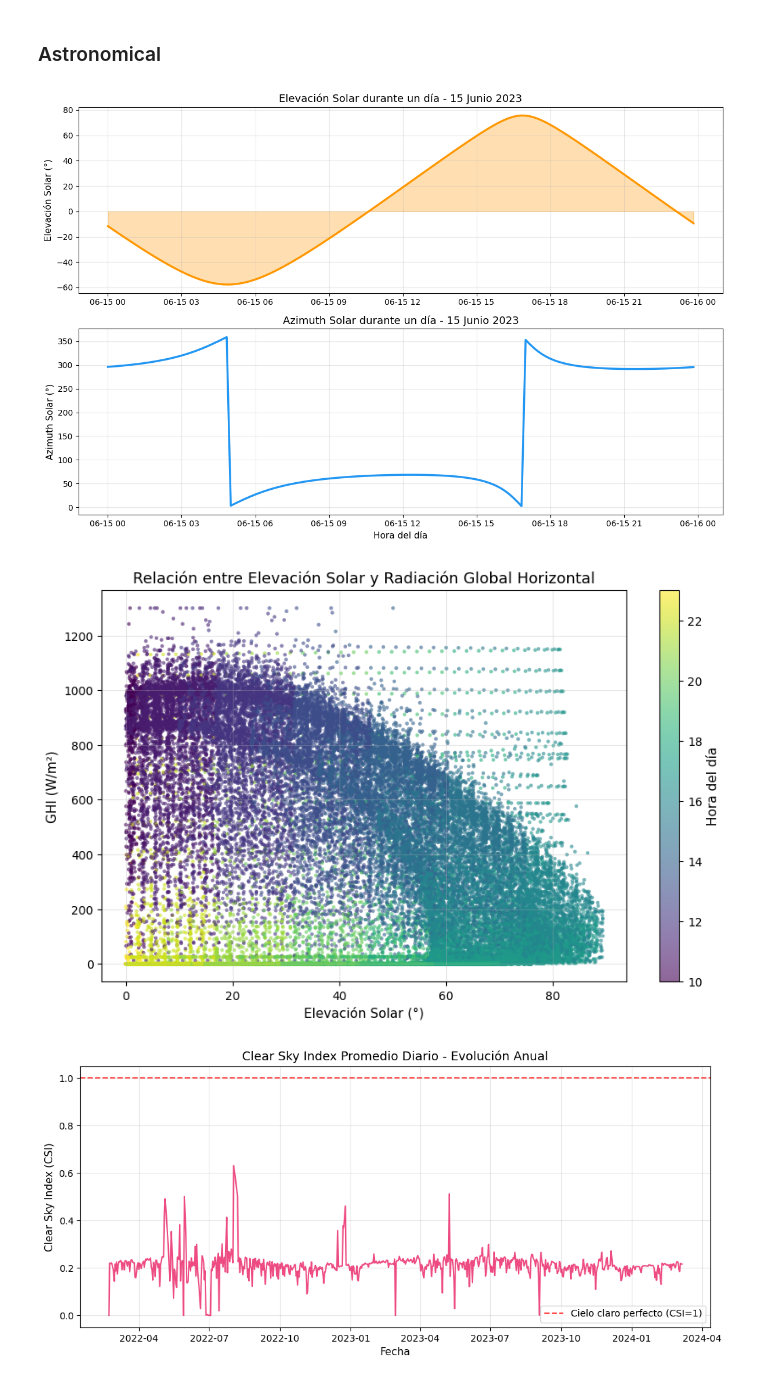
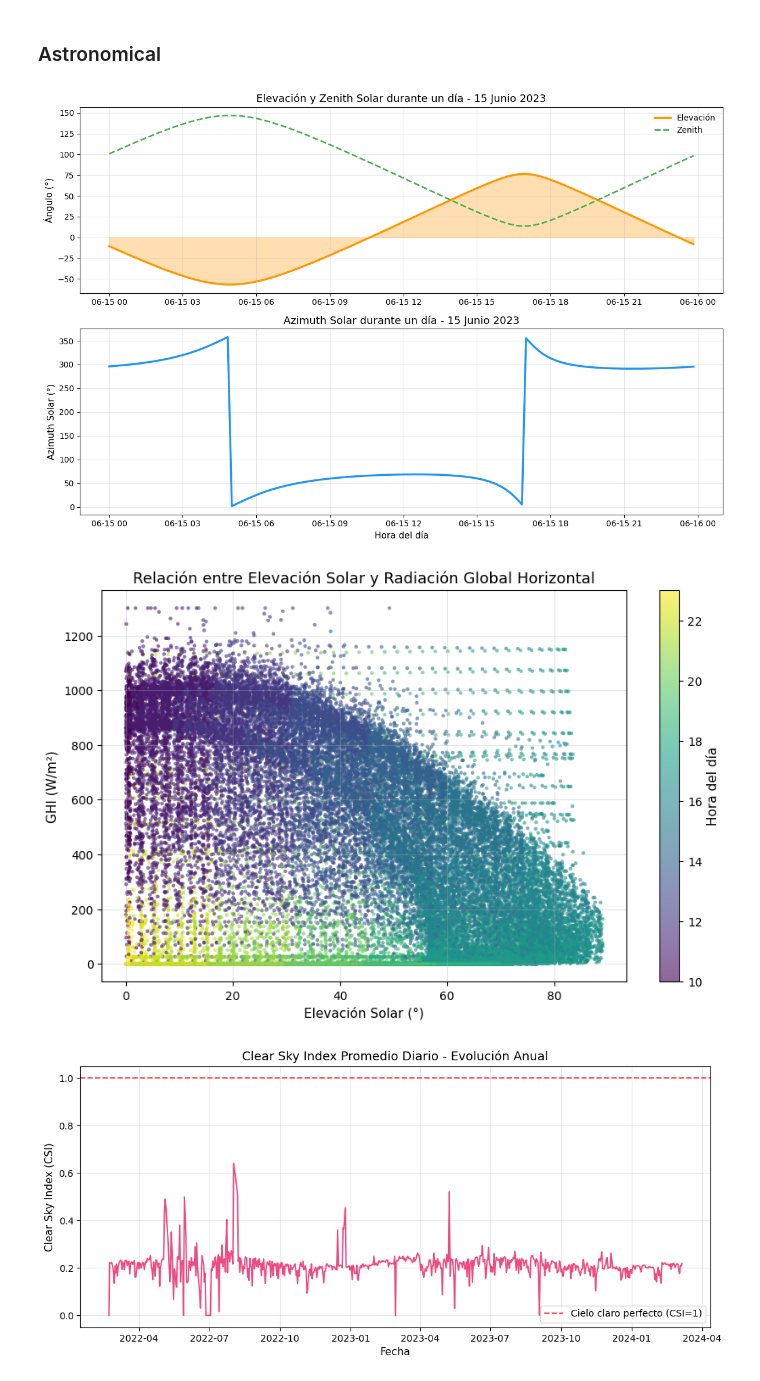
Before and after one commit to EstebanLN/solar-forecasting-colombia, a Jupyter notebook: notebooks/02_DataCleaning_FeatureEngineering.ipynb, the cells around one changed output. Saved outputs shown, nothing was run; the diff lists cells and outputs as text; code cells hidden in the pictures.

```diff
--- a/notebooks/02_DataCleaning_FeatureEngineering.ipynb
+++ b/notebooks/02_DataCleaning_FeatureEngineering.ipynb
@@ -26,17 +26,17 @@ mpl.rcParams["grid.alpha"] = 0.3
 mpl.rcParams["axes.grid"] = True
 
 # Paths
-DATA_PATH = Path("../data/Data_ElPaso_Clean.csv")
+DATA_PATH = Path("../data/raw/Data_ElPaso_Clean.csv")
 OUT_DIR   = Path("../outputs/data"); OUT_DIR.mkdir(parents=True, exist_ok=True)
 ART_DIR   = Path("../outputs/artifacts"); ART_DIR.mkdir(parents=True, exist_ok=True)
 FIG_DIR   = Path("../outputs/figures"); FIG_DIR.mkdir(parents=True, exist_ok=True)
 
-# Timezone of the index in the CSV is expected to be UTC (e.g., "…+00:00").
+# Constants
 TARGET_COL = "GHI"
-TIMEZONE_LOCAL = "America/Bogota"   # optional if you want local-time features
+TIMEZONE_LOCAL = "America/Bogota"   #
 BASE_FREQ = "10T"                   # expected uniform sampling
 
-lat, lon = 9.0, -73.0  # Coordenadas de El Paso, Cesar, Colombia
+lat, lon = 9.7835236, -73.7227398 #9.0, -73.0  # Coordenadas de El Paso, Cesar, Colombia
 # %% [markdown]
 ## Load + integrity check
 # %%
@@ -144,11 +145,10 @@ base["is_weekend"] = base["dow"].isin([5,6]).astype(int)
 base["hour_sin"] = np.sin(2*np.pi*base["hour"]/24)
 base["hour_cos"] = np.cos(2*np.pi*base["hour"]/24)
 
-# If DoY Sin/Cos exist, keep; else compute day-of-year
-if not {"DoY Sin","DoY Cos"}.issubset(base.columns):
-    doy = idx_local.dayofyear
-    base["DoY Sin"] = np.sin(2*np.pi*doy/365.25)
-    base["DoY Cos"] = np.cos(2*np.pi*doy/365.25)
+# if not {"DoY Sin","DoY Cos"}.issubset(base.columns):
+#     doy = idx_local.dayofyear
+#     base["DoY Sin"] = np.sin(2*np.pi*doy/365.25)
+#     base["DoY Cos"] = np.cos(2*np.pi*doy/365.25)
 # %% [markdown]
 ## Wind
 # %%
@@ -163,7 +163,7 @@ win_1h  = 6
 win_3h  = 18
 win_6h  = 36
 
-roll_vars = [TARGET_COL, "TempAmb", "Presion", "WindSpeed"] if "WindSpeed" in base.columns else [TARGET_COL, "TempAmb", "Presion"]
+roll_vars = [TARGET_COL, "TempAmb", "Presion", "WindSpeed"] # if "WindSpeed" in base.columns else [TARGET_COL, "TempAmb", "Presion"]
 
 for v in roll_vars:
     if v in base.columns:
@@ -318,29 +318,33 @@ plt.show()
 # %% [markdown]
 ### Astronomical
 # %%
-un_dia = base['2023-06-15':'2023-06-15']  # Solsticio de verano
+un_dia = base['2023-06-15':'2023-06-15']  # Summer solstice
 
 fig, (ax1, ax2) = plt.subplots(2, 1, figsize=(12, 8))
 
-# Elevación solar
-ax1.plot(un_dia.index, un_dia['solar_elevation'], color='#FF9800', linewidth=2.5)
+# Solar elevation + Zenith
+ax1.plot(un_dia.index, un_dia['solar_elevation'], color='#FF9800', linewidth=2.5, label='Elevación')
 ax1.fill_between(un_dia.index, 0, un_dia['solar_elevation'], alpha=0.3, color='#FF9800')
-ax1.set_ylabel('Elevación Solar (°)')
-ax1.set_title('Elevación Solar durante un día - 15 Junio 2023')
+
+ax1.plot(un_dia.index, un_dia['solar_zenith'], color='#4CAF50', linewidth=2.0, linestyle='--', label='Zenith')
+
+ax1.set_ylabel('Ángulo (°)')
+ax1.set_title('Elevación y Zenith Solar durante un día - 15 Junio 2023')
+ax1.legend(frameon=False)
 ax1.grid(True, alpha=0.3)
 
 # Azimuth solar
 ax2.plot(un_dia.index, un_dia['solar_azimuth'], color='#2196F3', linewidth=2.5)
 ax2.set_ylabel('Azimuth Solar (°)')
 ax2.set_xlabel('Hora del día')
 ax2.set_title('Azimuth Solar durante un día - 15 Junio 2023')
 ax2.grid(True, alpha=0.3)
 
 plt.tight_layout()
 # plt.savefig(FIG_DIR / "solar_position_daily.png", dpi=300, bbox_inches='tight')
 plt.show()
 # %% [output]
-[figure, old version]
+[figure, new version]
 # %%
 # Dispersión Elevación Solar vs GHI
 mask = (base['solar_elevation'] > 0) & (base['GHI'] > 0)
@@ -357,7 +361,7 @@ plt.grid(True, alpha=0.3)
 #plt.savefig(FIG_DIR / "solar_elevation_vs_ghi.png", dpi=300, bbox_inches='tight')
 plt.show()
 # %% [output]
-[figure, old version]
+[figure, new version]
 # %%
 # Promedio diario de CSI
 csi_diario = base['CSI_advanced'].resample('D').mean()
```
Also changed, not shown: parts of 4 cells of this notebook, 3 other files.
